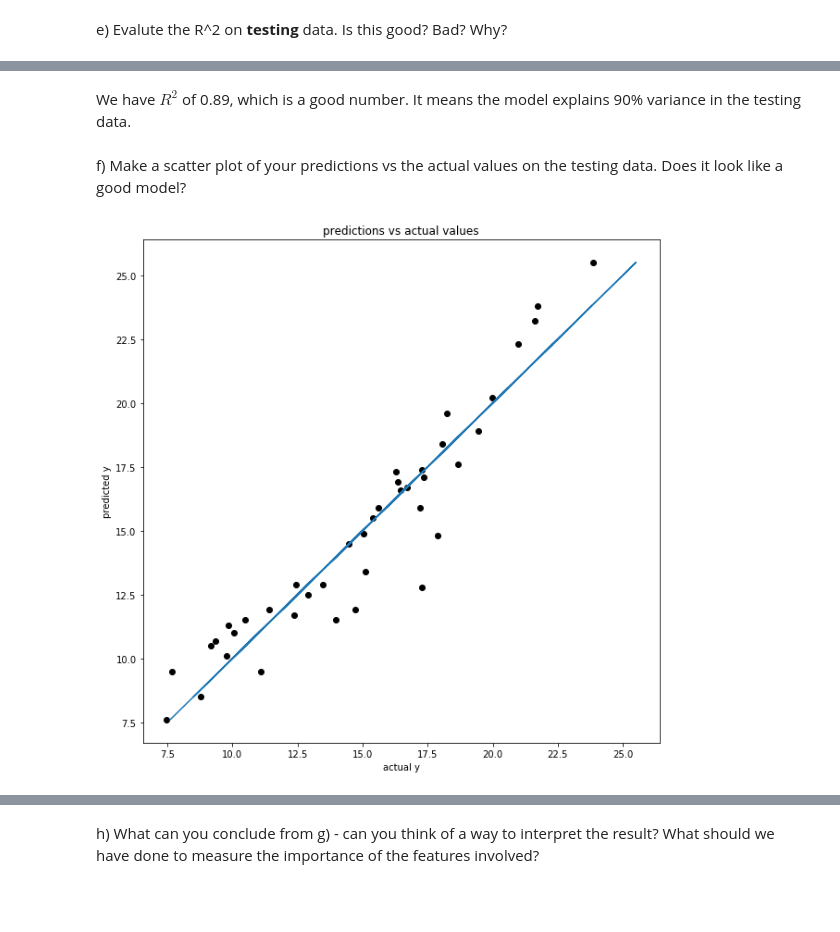
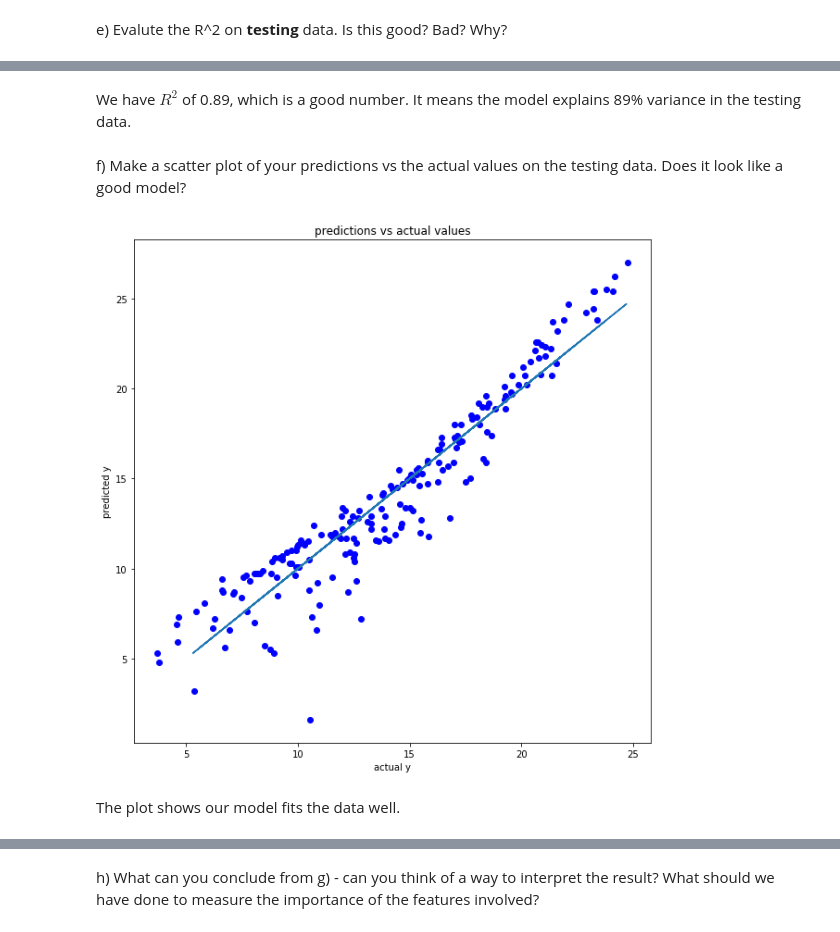
Before and after one commit to Columbia-Intro-Data-Science/python-introduction-freshsiyi, a Jupyter notebook: HW1 solution.ipynb, the cells around one changed output, grey strips where cells are left out. Saved outputs shown, nothing was run; the diff lists cells and outputs as text; code cells hidden in the pictures; blank space fills up the shorter version.

```diff
--- a/HW1 solution.ipynb
+++ b/HW1 solution.ipynb
@@ -170,19 +180,21 @@ Variance score: 0.89
 # %% [markdown]
-We have $R^2$ of 0.89, which is a good number. It means the model explains 90% variance in the testing data.
+We have $R^2$ of 0.89, which is a good number. It means the model explains 89% variance in the testing data.
 # %% [markdown]
 f) Make a scatter plot of your predictions vs the actual values on the testing data. Does it look like a good model?
 # %%
 # Code here
 plt.figure(figsize=(10,10))
 plt.title('predictions vs actual values')
-plt.plot(regr.predict(x_test),y_test,'o', color='black')
+plt.plot(regr.predict(x),y,'o', color='B')
 plt.ylabel("predicted y")
 plt.xlabel("actual y")
 plt.plot(y_test,y_test)
 plt.show()
 #plt.plot(y_test,y_test)
 # %% [output]
-[figure, old version]
+[figure, new version]
+# %% [markdown]
+The plot shows our model fits the data well.
 # %%
 # Code/explanation here
 # The coefficients
```
Also changed, not shown: parts of 15 cells of this notebook.
